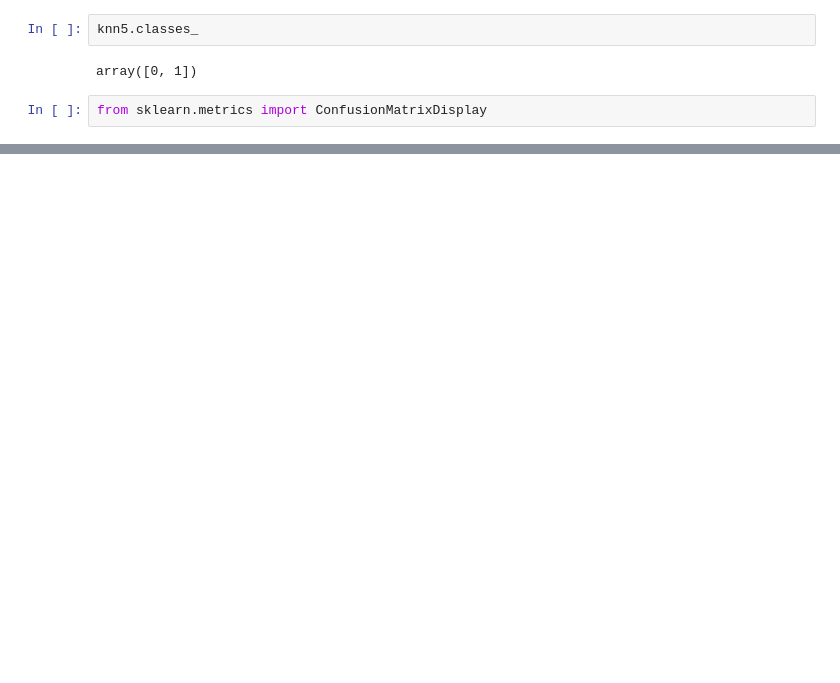
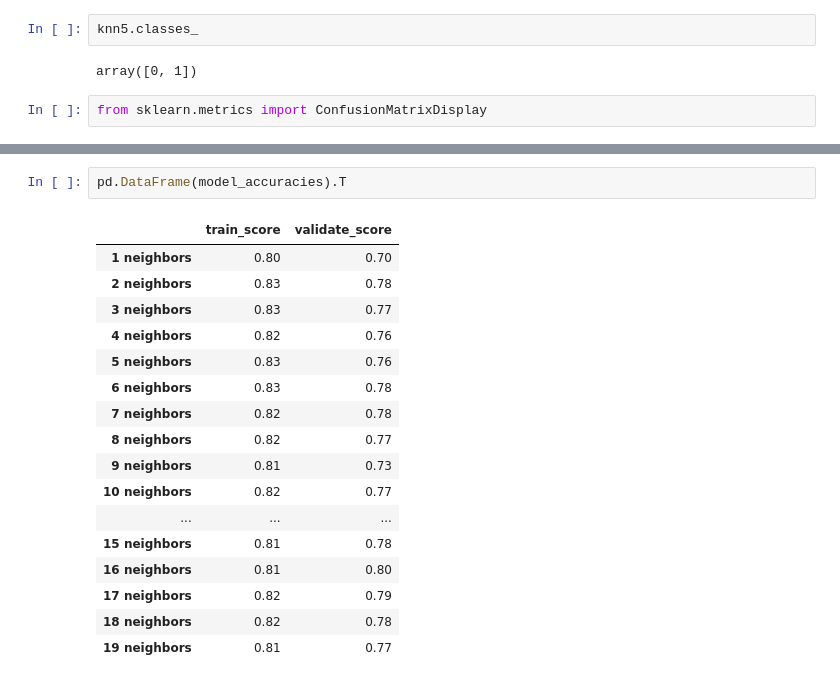
Before and after one commit to Alfred-W-S-Pirovits-Jr/classification-exercises, a Jupyter notebook: knn_model.ipynb, the cells around one changed output, grey strips where cells are left out. Saved outputs shown, nothing was run; the diff lists cells and outputs as text; blank space fills up the shorter version.

```diff
--- a/knn_model.ipynb
+++ b/knn_model.ipynb
@@ -133,0 +253,20 @@ weighted avg       0.89      0.89      0.89       534
+# %%
+pd.DataFrame(model_accuracies).T
+# %% [output]
+|  | train_score | validate_score |
+| 1 neighbors | 0.80 | 0.70 |
+| 2 neighbors | 0.83 | 0.78 |
+| 3 neighbors | 0.83 | 0.77 |
+| 4 neighbors | 0.82 | 0.76 |
+| 5 neighbors | 0.83 | 0.76 |
+| 6 neighbors | 0.83 | 0.78 |
+| 7 neighbors | 0.82 | 0.78 |
+| 8 neighbors | 0.82 | 0.77 |
+| 9 neighbors | 0.81 | 0.73 |
+| 10 neighbors | 0.82 | 0.77 |
+| ... | ... | ... |
+| 15 neighbors | 0.81 | 0.78 |
+| 16 neighbors | 0.81 | 0.80 |
+| 17 neighbors | 0.82 | 0.79 |
+| 18 neighbors | 0.82 | 0.78 |
+| 19 neighbors | 0.81 | 0.77 |
```
Also changed, not shown: parts of 22 cells of this notebook.
